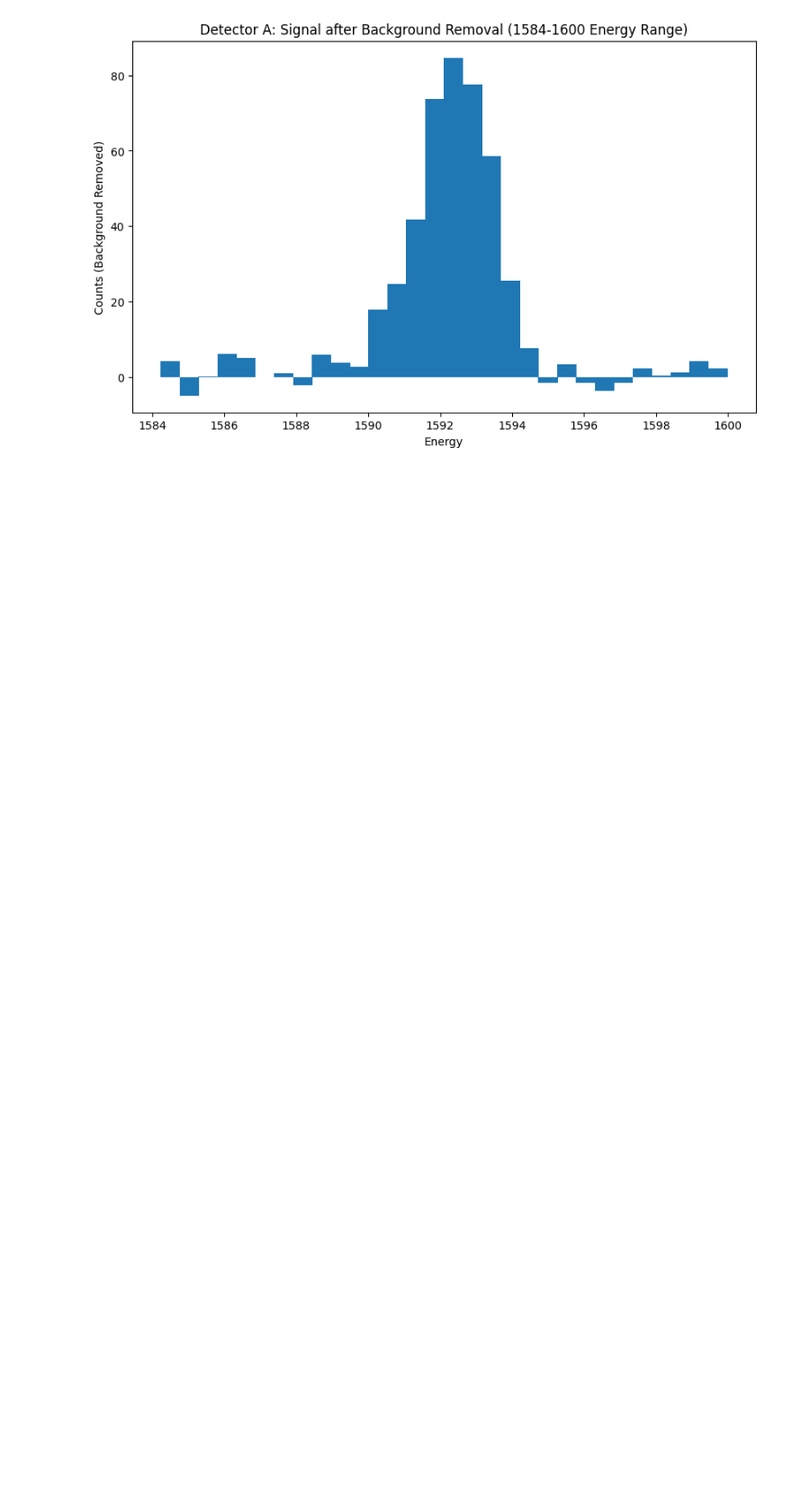
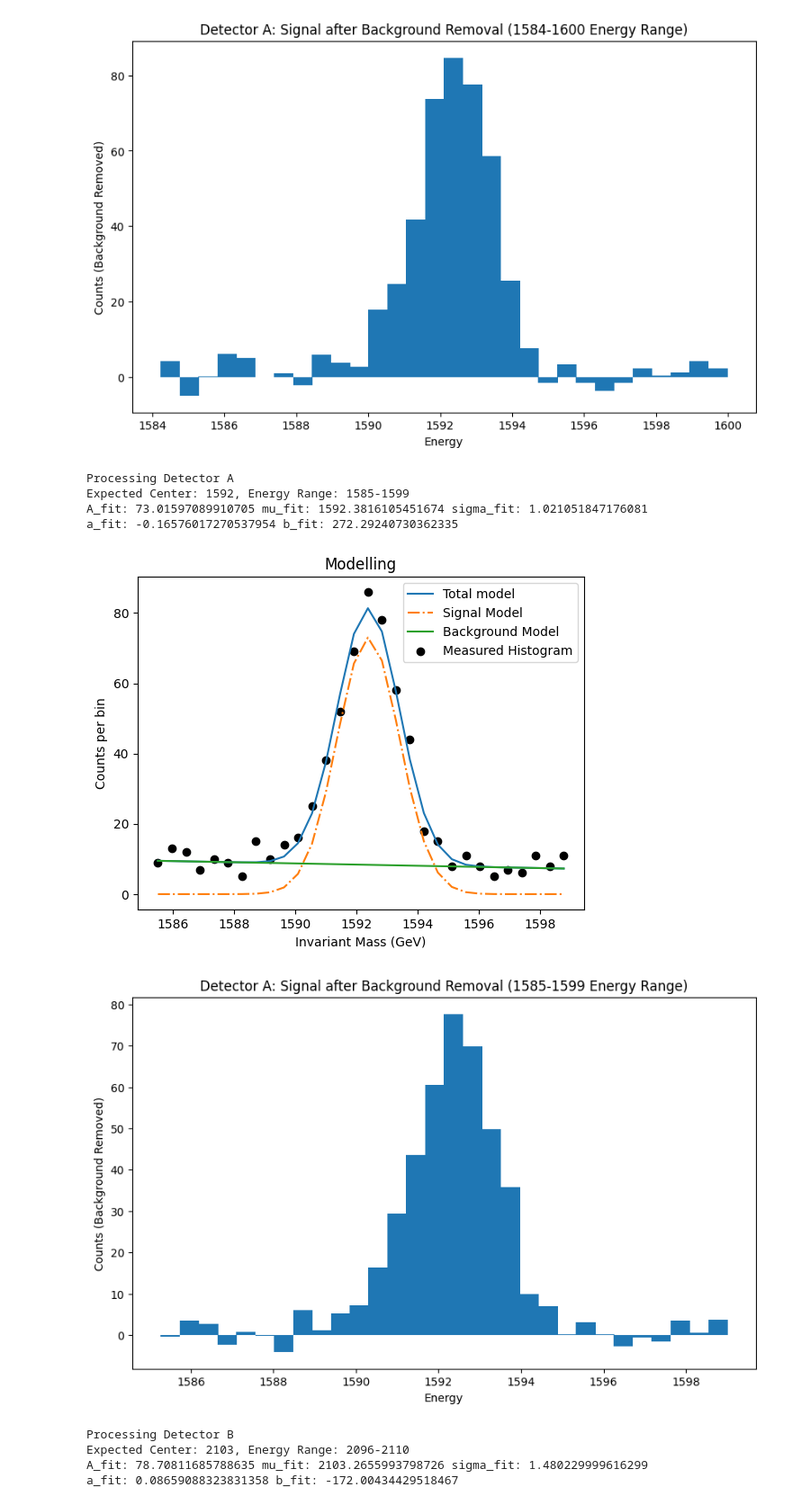
Before and after one commit to TangyKiwi/DSC-291-Final-Project, a Jupyter notebook: scripts/detectorAcut.ipynb, the cells around one changed output. Shown at 90% size. Cells and saved outputs as stored; diff of their text form; code cells hidden in the pictures; blank space fills up the shorter version.

```diff
--- a/scripts/detectorAcut.ipynb
+++ b/scripts/detectorAcut.ipynb
@@ -179,3 +190,25 @@ plt.title('Detector A: Signal after Background Removal (1584-1600 Energy Range)'
 plt.show()
 # %% [output]
 [figure]
+# %%
+for (label, det, limits) in [('A', detAcut, detA_select), ('B', detBcut, detB_select), ('C', detCcut, detC_select)]:
+    print(f"Processing Detector {label}")
+    print(f"Expected Center: {limits[2]}, Energy Range: {limits[0]}-{limits[1]}")
+    bin_centers, bin_width, rmvd_bkg = fit_signal_background(det, limits[2], limits[0], limits[1], n_bins=30)
+    plt.figure(figsize=(10,6))
+    plt.bar(bin_centers, rmvd_bkg, width=bin_width)
+    plt.xlabel('Energy')
+    plt.ylabel('Counts (Background Removed)')
+    plt.title(f'Detector {label}: Signal after Background Removal ({limits[0]}-{limits[1]} Energy Range)')
+    plt.show()
+# %% [output]
+Processing Detector A
+Expected Center: 1592, Energy Range: 1585-1599
+A_fit: 73.01597089910705 mu_fit: 1592.3816105451674 sigma_fit: 1.021051847176081
+a_fit: -0.16576017270537954 b_fit: 272.29240730362335
+[figure, added]
+[figure, added]
+Processing Detector B
+Expected Center: 2103, Energy Range: 2096-2110
+A_fit: 78.70811685788635 mu_fit: 2103.2655993798726 sigma_fit: 1.480229999616299
+a_fit: 0.08659088323831358 b_fit: -172.00434429518467
```
Also changed, not shown: parts of 12 cells of this notebook.
